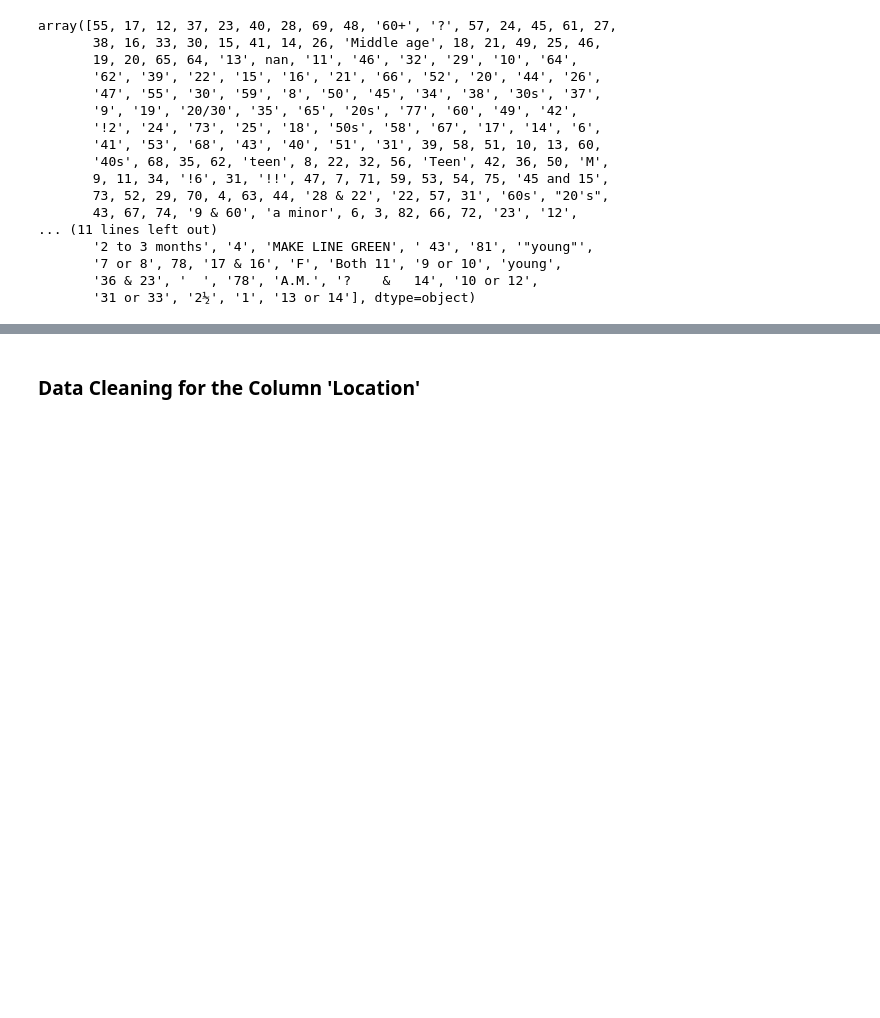
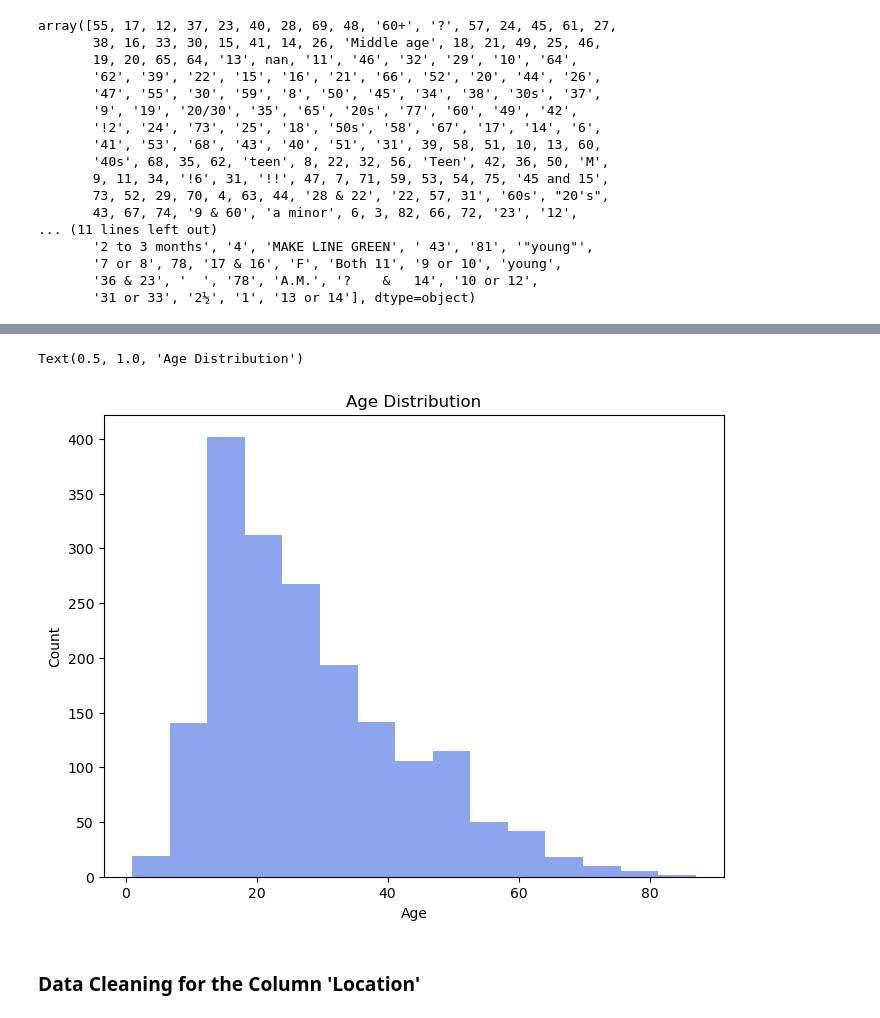
Before and after one commit to SheryllD/shark_attacks_project, a Jupyter notebook: shark_date_cleaning.ipynb, the cells around one changed output, grey strips where cells are left out. Drawn from its saved outputs; the diff is of its cells as text; code cells hidden in the pictures; blank space fills up the shorter version.

```diff
--- a/shark_date_cleaning.ipynb
+++ b/shark_date_cleaning.ipynb
@@ -803,0 +822,3 @@ Name: Age, Length: 6994, dtype: object>
+# %%
+df["Age"] = df["Age"].str.strip()
+print(df["Age"].value_counts())
@@ -804,3 +839,26 @@ Name: Age, Length: 6994, dtype: object>
+# %%
+def age_process(age):
+    try:
+        age = int(age)
+    except:
+        age = 0
+    if (age > 0 and age <= 100):
+        return age
+    else:
+        return np.nan
+df['Age'].fillna(0,inplace=True)
+df['Age'] = df['Age'].apply(age_process)
+fig,ax = plt.subplots(figsize=(8,6))
+ax = sns.distplot(df['Age'].dropna().astype(np.int32),
+             ax=ax,
+             hist_kws={"alpha": 0.6, "color": "royalblue"},
+             kde=False,bins=15)
+plt.xlabel('Age')
+plt.ylabel('Count')
+plt.title('Age Distribution')
+# %% [output]
+Text(0.5, 1.0, 'Age Distribution')
+[figure, added]
 # %% [markdown]
 ### Data Cleaning for the Column 'Location'
 # %%
```
Also changed, not shown: parts of 8 cells of this notebook, 1 other file.
